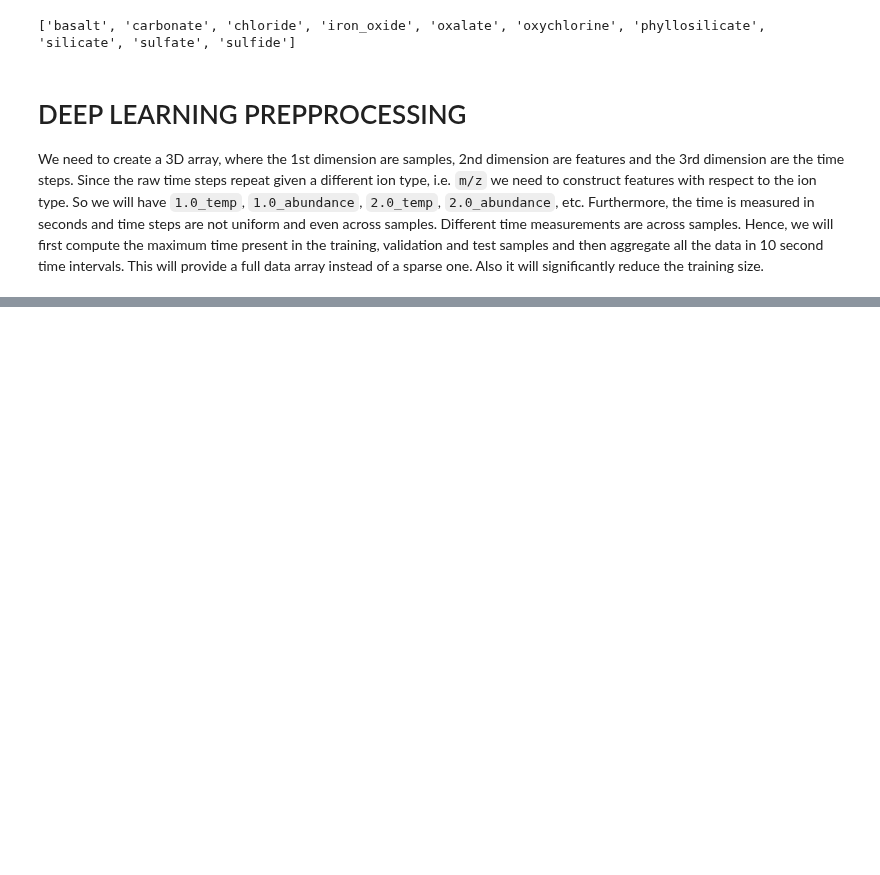
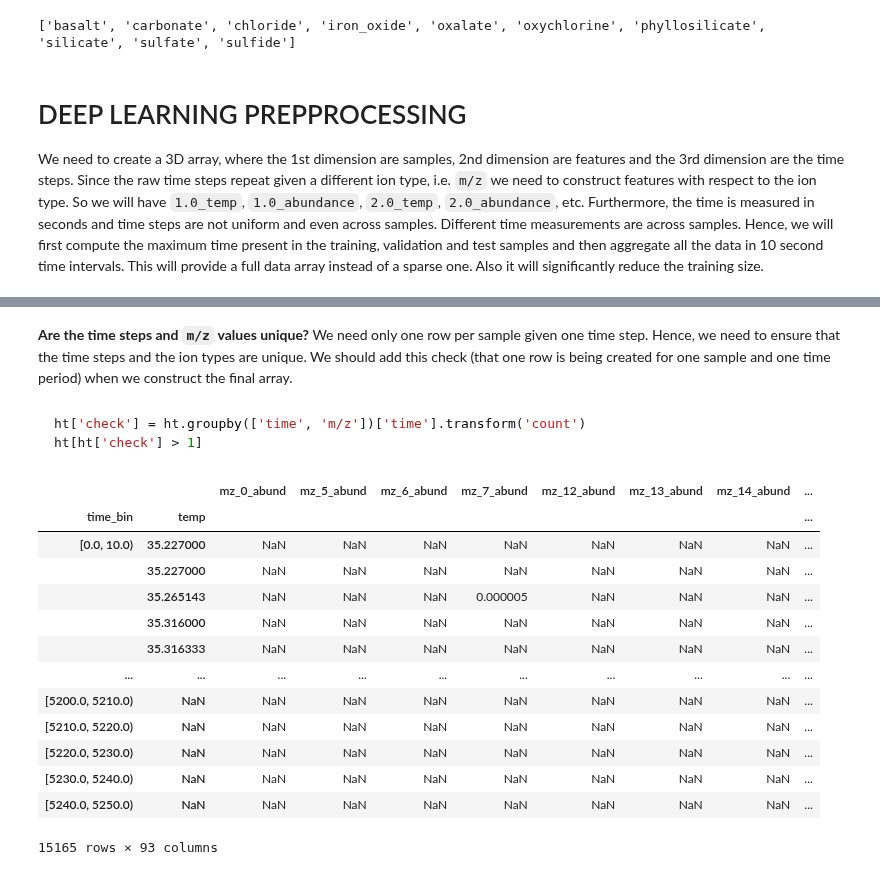
Before and after one commit to itacdonev/MarsSpectrometry, a Jupyter notebook: notebooks/training_dl.ipynb, the cells around one changed output, grey strips where cells are left out. Saved outputs shown, nothing was run; the diff lists cells and outputs as text; code cells hidden in the pictures; blank space fills up the shorter version.

````diff
--- a/notebooks/training_dl.ipynb
+++ b/notebooks/training_dl.ipynb
@@ -108,0 +107,25 @@ max_time
+# %% [markdown]
+**Are the time steps and `m/z` values unique?** We need only one row per sample given one time step. Hence, we need to ensure that the time steps and the ion types are unique. We should add this check (that one row is being created for one sample and one time period) when we construct the final array.
+# %% [markdown]
+```python
+ht['check'] = ht.groupby(['time', 'm/z'])['time'].transform('count')
+ht[ht['check'] > 1]
+```
+# %%
+ht1 = features.dl_time_pivot(metadata, 765, max_time)
+ht1
+# %% [output]
+|  |  | mz_0_abund | mz_5_abund | mz_6_abund | mz_7_abund | mz_12_abund | mz_13_abund | mz_14_abund | ... |
+| time_bin | temp |  |  |  |  |  |  |  | ... |
+| [0.0, 10.0) | 35.227000 | NaN | NaN | NaN | NaN | NaN | NaN | NaN | ... |
+|  | 35.227000 | NaN | NaN | NaN | NaN | NaN | NaN | NaN | ... |
+|  | 35.265143 | NaN | NaN | NaN | 0.000005 | NaN | NaN | NaN | ... |
+|  | 35.316000 | NaN | NaN | NaN | NaN | NaN | NaN | NaN | ... |
+|  | 35.316333 | NaN | NaN | NaN | NaN | NaN | NaN | NaN | ... |
+| ... | ... | ... | ... | ... | ... | ... | ... | ... | ... |
+| [5200.0, 5210.0) | NaN | NaN | NaN | NaN | NaN | NaN | NaN | NaN | ... |
+| [5210.0, 5220.0) | NaN | NaN | NaN | NaN | NaN | NaN | NaN | NaN | ... |
+| [5220.0, 5230.0) | NaN | NaN | NaN | NaN | NaN | NaN | NaN | NaN | ... |
+| [5230.0, 5240.0) | NaN | NaN | NaN | NaN | NaN | NaN | NaN | NaN | ... |
+| [5240.0, 5250.0) | NaN | NaN | NaN | NaN | NaN | NaN | NaN | NaN | ... |
+15165 rows × 93 columns
````
Also changed, not shown: parts of 12 cells of this notebook.
